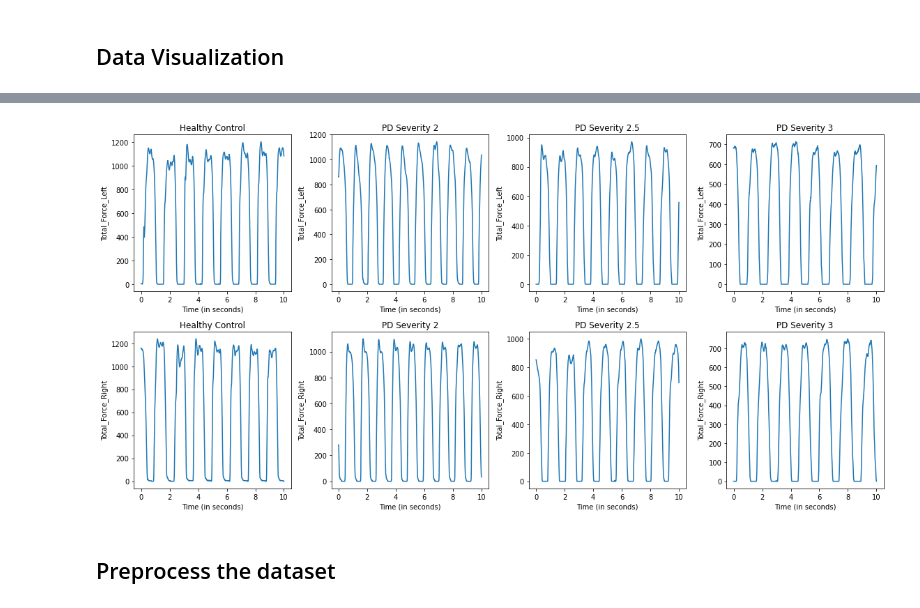
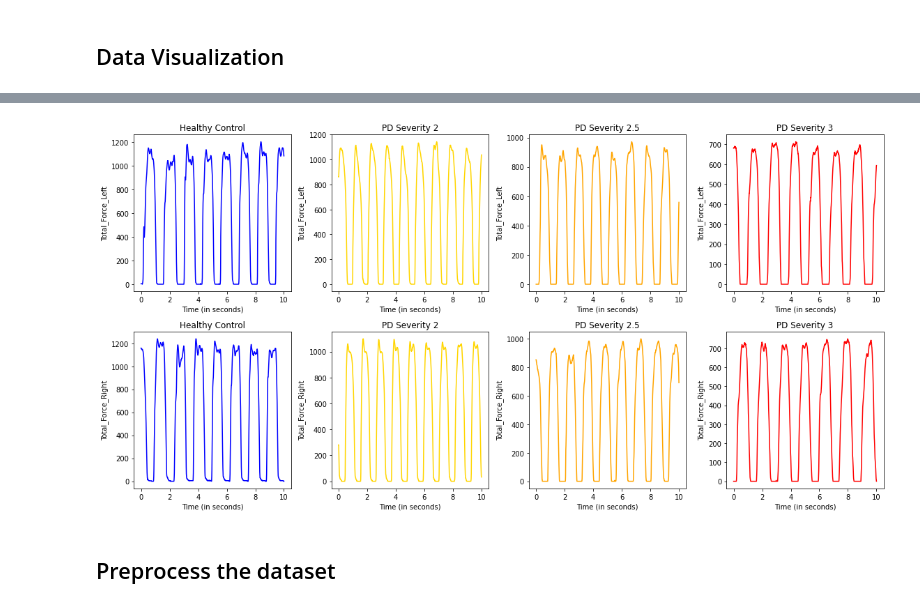
Before and after one commit to DhilipSanjay/Human-Biomechanic-Analysis, a Jupyter notebook: Parkinson's_Disease_Physionet.ipynb, the cells around one changed output, grey strips where cells are left out. Drawn from its saved outputs; the diff is of its cells as text; code cells hidden in the pictures.

```diff
--- a/Parkinson's_Disease_Physionet.ipynb
+++ b/Parkinson's_Disease_Physionet.ipynb
@@ -54,3 +62,28 @@ for name in os.listdir('Physionet'):
     df.to_csv(name, index = None)
 # %% [markdown]
 ## Data Visualization
+# %%
+pd_subject = 'GaPt03_01'
+control_subject = 'GaCo01_01'
+
+pd_df = pd.read_csv('CSV/' + pd_subject + '.csv').head(1001)
+control_df = pd.read_csv('CSV/' + control_subject + '.csv').head(1001)
+print(pd_df.shape)
+print(control_df.shape)
+
+nrows = 1
+ncols = 2
+
+fig = plt.gcf()
+fig.set_size_inches(ncols * 5, nrows * 5)
+
+for i, fname in enumerate(['Total_Force_Left', 'Total_Force_Right']):
+  plt.subplot(nrows, ncols, i+1)
+  plt.tight_layout()
+  plt.title("Time vs " + fname)
+  plt.plot(control_df.Time, control_df[fname])
+  plt.plot(pd_df.Time, pd_df[fname])
+  plt.xlabel('Time (in seconds)')
+
+plt.legend(["Control", "PD",])
+plt.show()
@@ -57,27 +94,27 @@ for name in os.listdir('Physionet'):
 # %%
 nrows = 2
 ncols = 4
 subjects = ['GaCo03_01', 'GaPt06_01', 'GaPt04_01', 'GaPt03_01']
 category = ['Healthy Control', 'PD Severity 2', 'PD Severity 2.5', 'PD Severity 3']
-
+colors = ['blue', '#FFD600', 'orange', 'red']
 fig = plt.gcf()
 fig.set_size_inches(ncols * 4, nrows * 4)
 
 i = 0
 for sub in subjects:
   df = pd.read_csv('CSV/' + sub + '.csv').head(1001)
   i += 1
   for j, fname in enumerate(['Total_Force_Left', 'Total_Force_Right']):
     plt.subplot(nrows, ncols, i + (j*4))
     plt.tight_layout()
-    plt.plot(df.Time, df[fname])
+    plt.plot(df.Time, df[fname], color=colors[i-1])
     plt.xlabel('Time (in seconds)')
     plt.ylabel(fname)
     plt.title(category[i-1])
 
 plt.show()
 # %% [output]
-[figure, old version]
+[figure, new version]
 # %% [markdown]
 ## Preprocess the dataset
 # %% [markdown]
```
Also changed, not shown: parts of 20 cells of this notebook.
